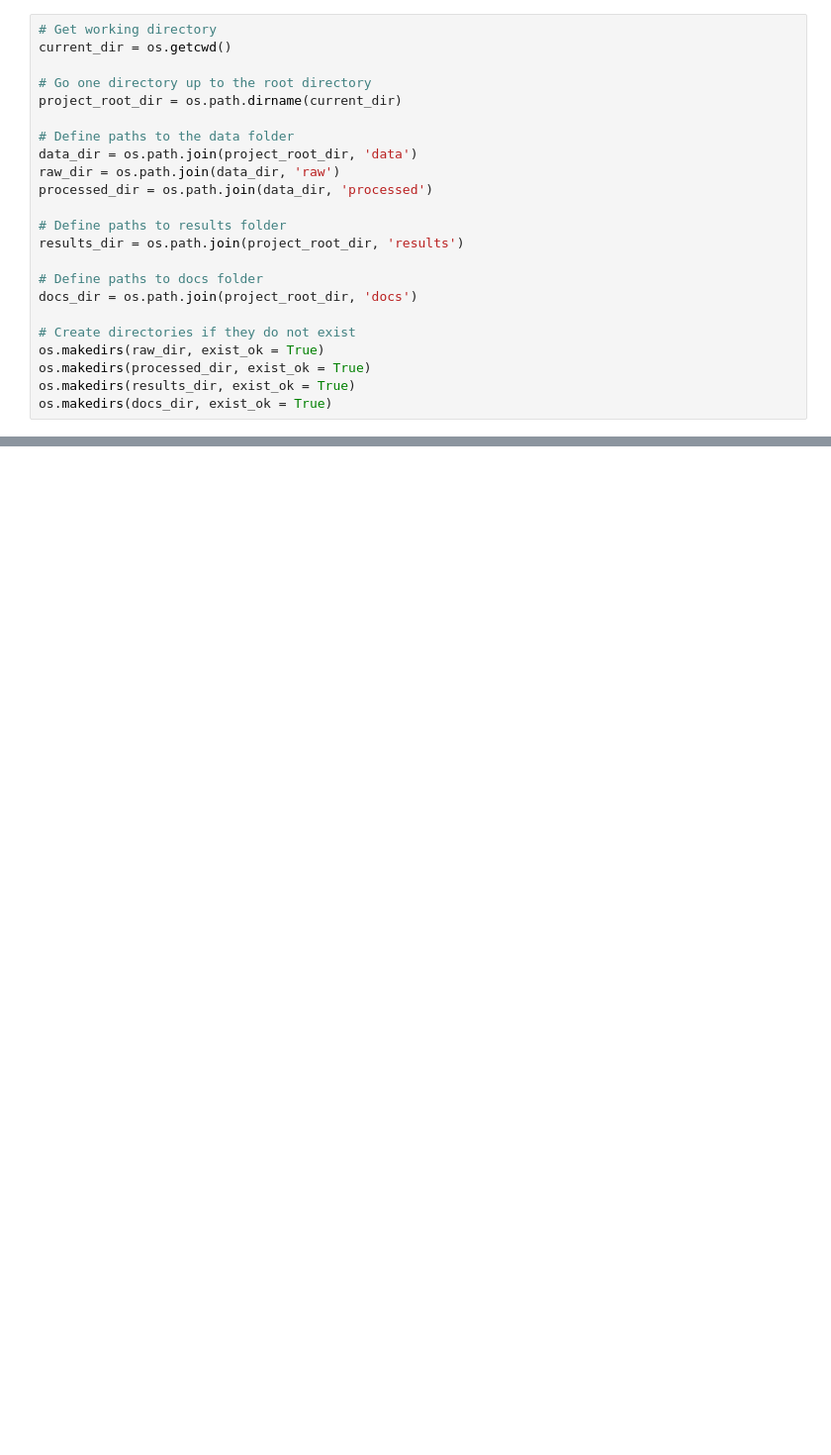
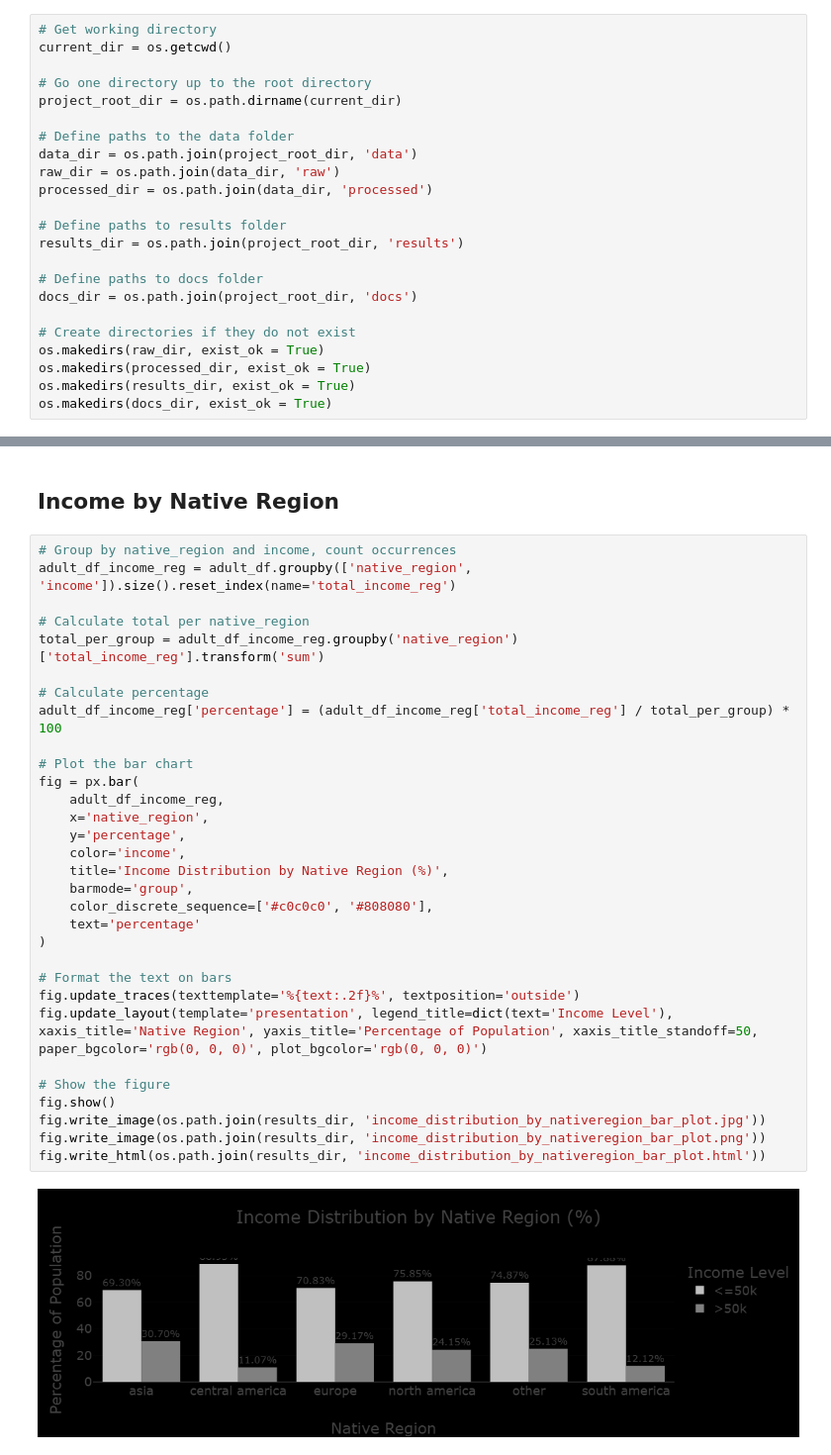
Before and after one commit to janedev-lab/adult_income, a Jupyter notebook: notebooks/Data_analysis.ipynb, the cells around one changed output, grey strips where cells are left out. Shown at 99% size. Drawn from its saved outputs; the diff is of its cells as text; blank space fills up the shorter version.

```diff
--- a/notebooks/Data_analysis.ipynb
+++ b/notebooks/Data_analysis.ipynb
@@ -370,0 +407,35 @@ adult_df_income_edu_occ
+# %% [markdown]
+## Income by Native Region
+# %%
+# Group by native_region and income, count occurrences
+adult_df_income_reg = adult_df.groupby(['native_region', 'income']).size().reset_index(name='total_income_reg')
+
+# Calculate total per native_region
+total_per_group = adult_df_income_reg.groupby('native_region')['total_income_reg'].transform('sum')
+
+# Calculate percentage
+adult_df_income_reg['percentage'] = (adult_df_income_reg['total_income_reg'] / total_per_group) * 100
+
+# Plot the bar chart
+fig = px.bar(
+    adult_df_income_reg,
+    x='native_region',
+    y='percentage',
+    color='income',
+    title='Income Distribution by Native Region (%)',
+    barmode='group',
+    color_discrete_sequence=['#c0c0c0', '#808080'],
+    text='percentage'
+)
+
+# Format the text on bars
+fig.update_traces(texttemplate='%{text:.2f}%', textposition='outside')
+fig.update_layout(template='presentation', legend_title=dict(text='Income Level'), xaxis_title='Native Region', yaxis_title='Percentage of Population', xaxis_title_standoff=50, paper_bgcolor='rgb(0, 0, 0)', plot_bgcolor='rgb(0, 0, 0)')
+
+# Show the figure
+fig.show()
+fig.write_image(os.path.join(results_dir, 'income_distribution_by_nativeregion_bar_plot.jpg'))
+fig.write_image(os.path.join(results_dir, 'income_distribution_by_nativeregion_bar_plot.png'))
+fig.write_html(os.path.join(results_dir, 'income_distribution_by_nativeregion_bar_plot.html'))
+# %% [output]
+[figure, added]
```
Also changed, not shown: parts of 66 cells of this notebook, 15 other files.
